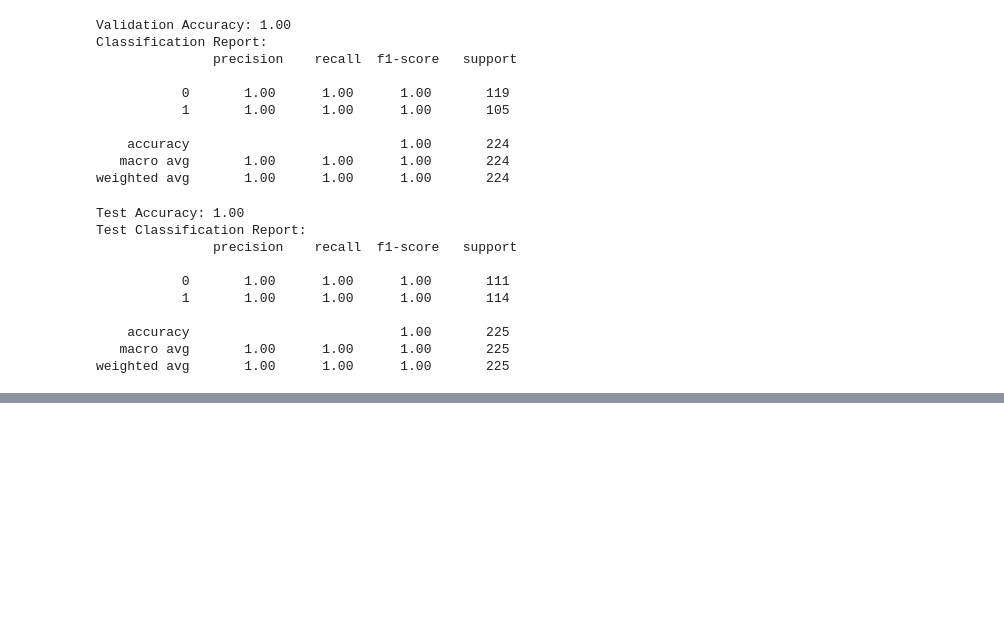
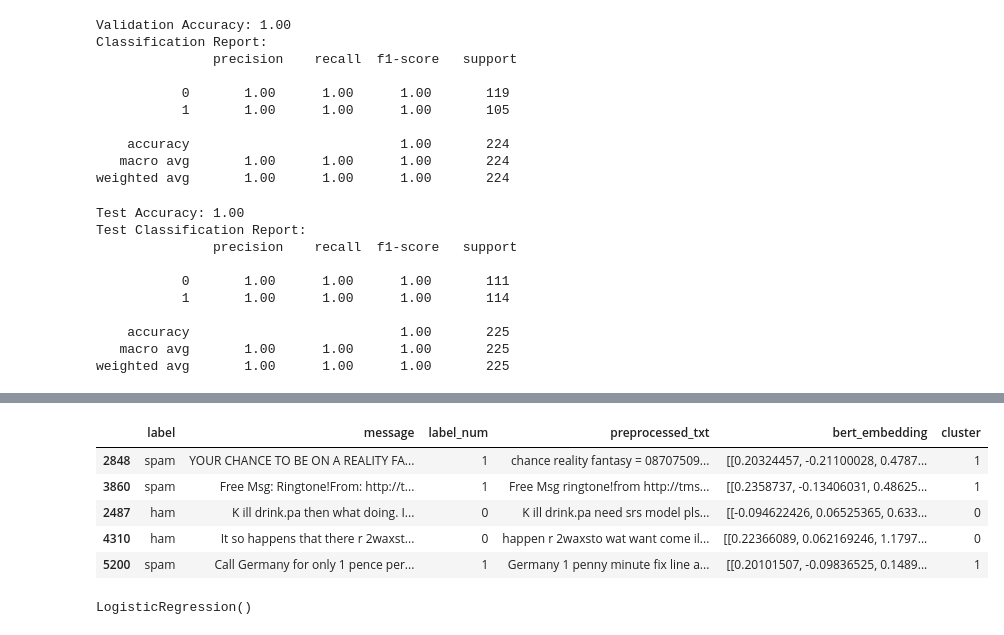
Before and after one commit to Sowmyad15/SMS_Spam, a Jupyter notebook: Downsampling.ipynb, the cells around one changed output, grey strips where cells are left out. Saved outputs shown, nothing was run; the diff lists cells and outputs as text; code cells hidden in the pictures; blank space fills up the shorter version.

```diff
--- a/Downsampling.ipynb
+++ b/Downsampling.ipynb
@@ -414,3 +414,6 @@ Test Classification Report:
     accuracy                           1.00       225
    macro avg       1.00      1.00      1.00       225
 weighted avg       1.00      1.00      1.00       225
+# %%
+from sklearn.model_selection import train_test_split
+traintest_data, val_data = train_test_split(df,test_size=0.2)
@@ -416,0 +431,9 @@ weighted avg       1.00      1.00      1.00       225
+# %%
+val_data.head()
+# %% [output]
+|  | label | message | label_num | preprocessed_txt | bert_embedding | cluster |
+| 2848 | spam | YOUR CHANCE TO BE ON A REALITY FA... | 1 | chance reality fantasy = 08707509... | [[0.20324457, -0.21100028, 0.4787... | 1 |
+| 3860 | spam | Free Msg: Ringtone!From: http://t... | 1 | Free Msg ringtone!from http://tms... | [[0.2358737, -0.13406031, 0.48625... | 1 |
+| 2487 | ham | K ill drink.pa then what doing. I... | 0 | K ill drink.pa need srs model pls... | [[-0.094622426, 0.06525365, 0.633... | 0 |
+| 4310 | ham | It so happens that there r 2waxst... | 0 | happen r 2waxsto wat want come il... | [[0.22366089, 0.062169246, 1.1797... | 0 |
+| 5200 | spam | Call Germany for only 1 pence per... | 1 | Germany 1 penny minute fix line a... | [[0.20101507, -0.09836525, 0.1489... | 1 |
@@ -416,0 +447,5 @@ weighted avg       1.00      1.00      1.00       225
+# %%
+logreg = LogisticRegression()
+logreg.fit(X_train, y_train)
+# %% [output]
+LogisticRegression()
```
Also changed, not shown: parts of 20 cells of this notebook.
